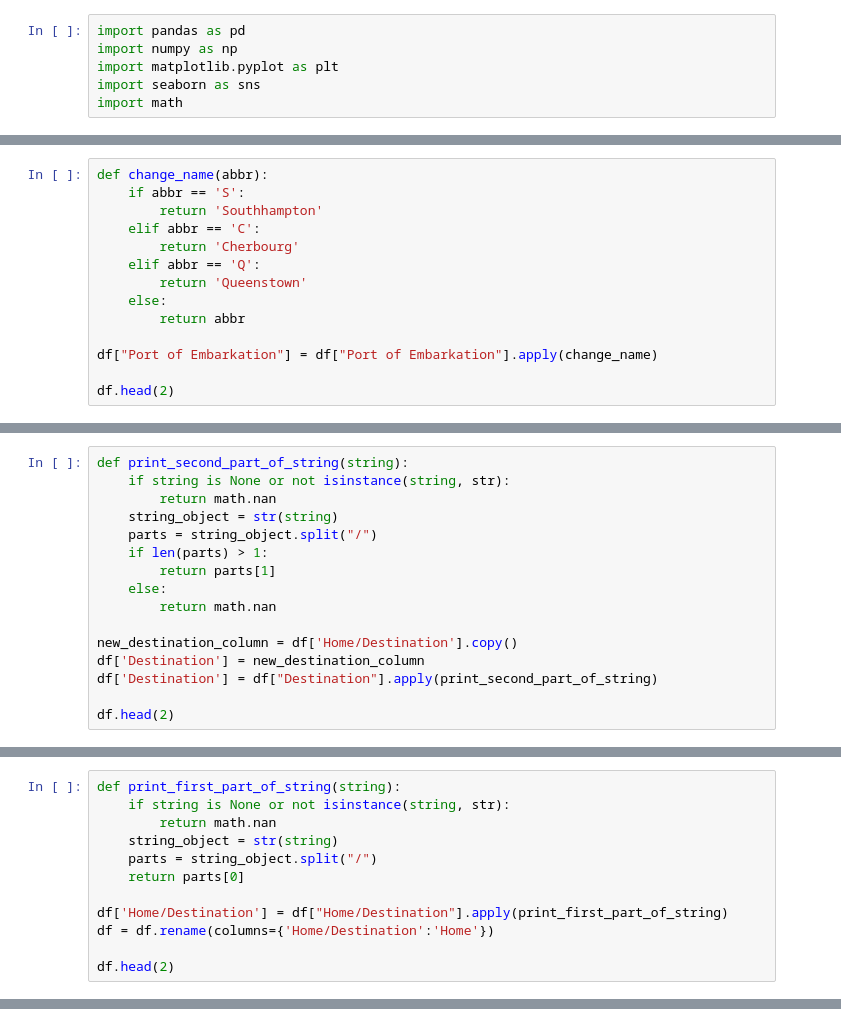
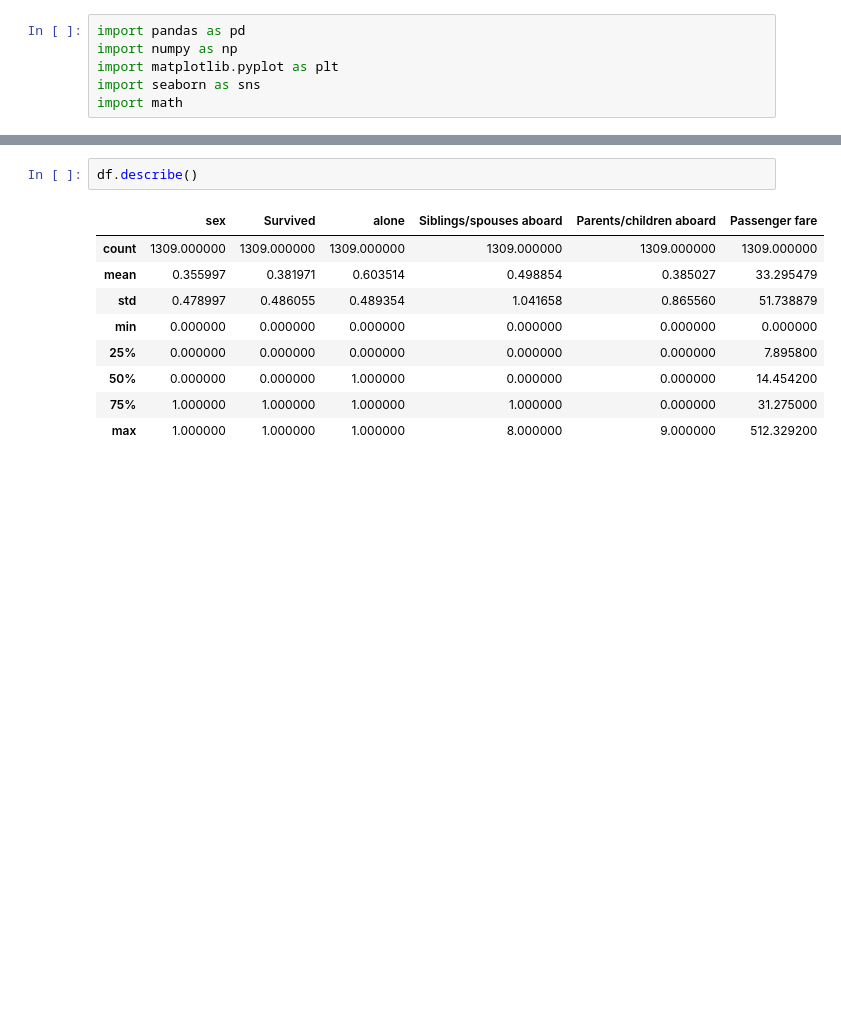
Before and after one commit to HannahCimene/TrioData_Masters, a Jupyter notebook: Files/titanic_dataset/titanic.ipynb, the cells around one changed output, grey strips where cells are left out. Drawn from its saved outputs; the diff is of its cells as text; blank space fills up the shorter version.

```diff
--- a/Files/titanic_dataset/titanic.ipynb
+++ b/Files/titanic_dataset/titanic.ipynb
@@ -69,15 +56 @@ Body no.                        NaN
 Name: Survived, dtype: float64
-# %%
-def change_name(abbr):
-    if abbr == 'S':
-        return 'Southhampton'
-    elif abbr == 'C':
-        return 'Cherbourg'
-    elif abbr == 'Q':
-        return 'Queenstown'
-    else:
-        return abbr
-
-df["Port of Embarkation"] = df["Port of Embarkation"].apply(change_name)
-
-df.head(2)
@@ -88,16 +56,0 @@ df.head(2)
-# %%
-def print_second_part_of_string(string):
-    if string is None or not isinstance(string, str):
-        return math.nan
-    string_object = str(string)
-    parts = string_object.split("/")
-    if len(parts) > 1:
-        return parts[1]
-    else:
-        return math.nan
-
-new_destination_column = df['Home/Destination'].copy()
-df['Destination'] = new_destination_column
-df['Destination'] = df["Destination"].apply(print_second_part_of_string)
-
-df.head(2)
@@ -108,12 +56,0 @@ df.head(2)
-# %%
-def print_first_part_of_string(string):
-    if string is None or not isinstance(string, str):
-        return math.nan
-    string_object = str(string)
-    parts = string_object.split("/")
-    return parts[0]
-
-df['Home/Destination'] = df["Home/Destination"].apply(print_first_part_of_string)
-df = df.rename(columns={'Home/Destination':'Home'})
-
-df.head(2)
@@ -123,0 +57,12 @@ df.head(2)
+# %%
+df.describe()
+# %% [output]
+|  | sex | Survived | alone | Siblings/spouses aboard | Parents/children aboard | Passenger fare |
+| count | 1309.000000 | 1309.000000 | 1309.000000 | 1309.000000 | 1309.000000 | 1309.000000 |
+| mean | 0.355997 | 0.381971 | 0.603514 | 0.498854 | 0.385027 | 33.295479 |
+| std | 0.478997 | 0.486055 | 0.489354 | 1.041658 | 0.865560 | 51.738879 |
+| min | 0.000000 | 0.000000 | 0.000000 | 0.000000 | 0.000000 | 0.000000 |
+| 25% | 0.000000 | 0.000000 | 0.000000 | 0.000000 | 0.000000 | 7.895800 |
+| 50% | 0.000000 | 0.000000 | 1.000000 | 0.000000 | 0.000000 | 14.454200 |
+| 75% | 1.000000 | 1.000000 | 1.000000 | 1.000000 | 0.000000 | 31.275000 |
+| max | 1.000000 | 1.000000 | 1.000000 | 8.000000 | 9.000000 | 512.329200 |
```
Also changed, not shown: parts of 11 cells of this notebook, 1 other file.
